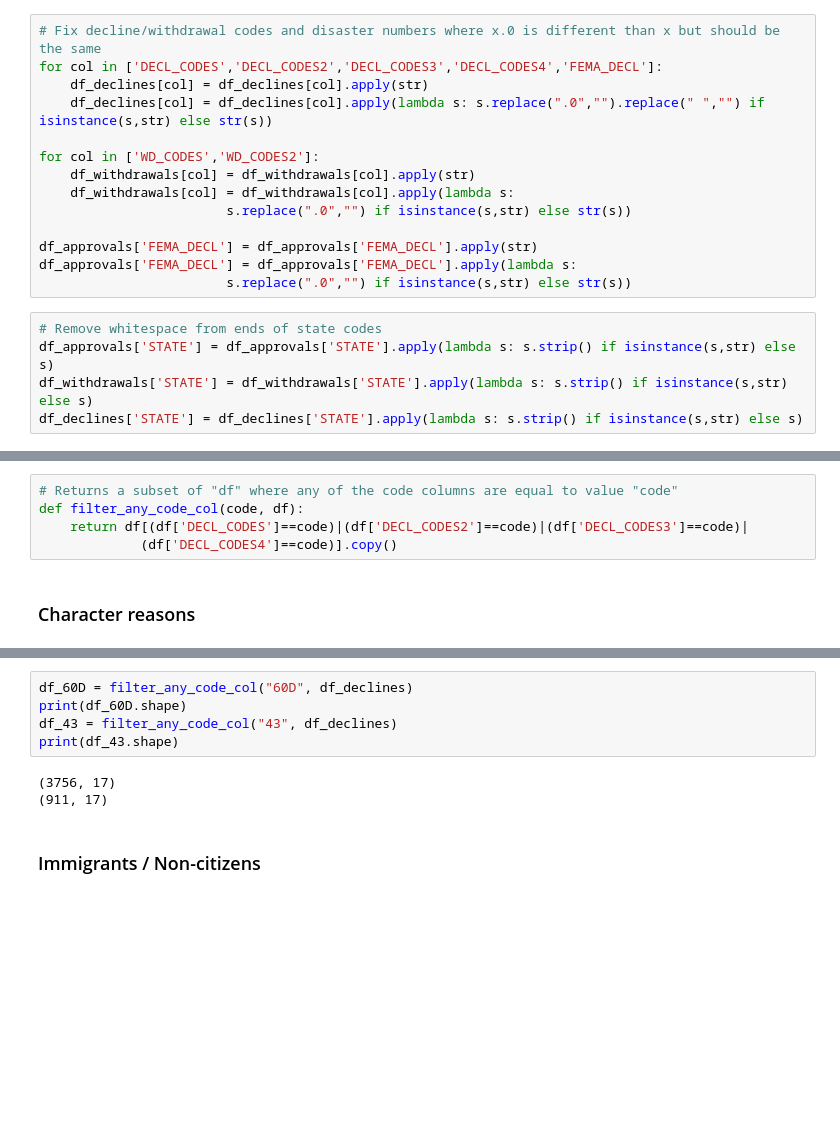
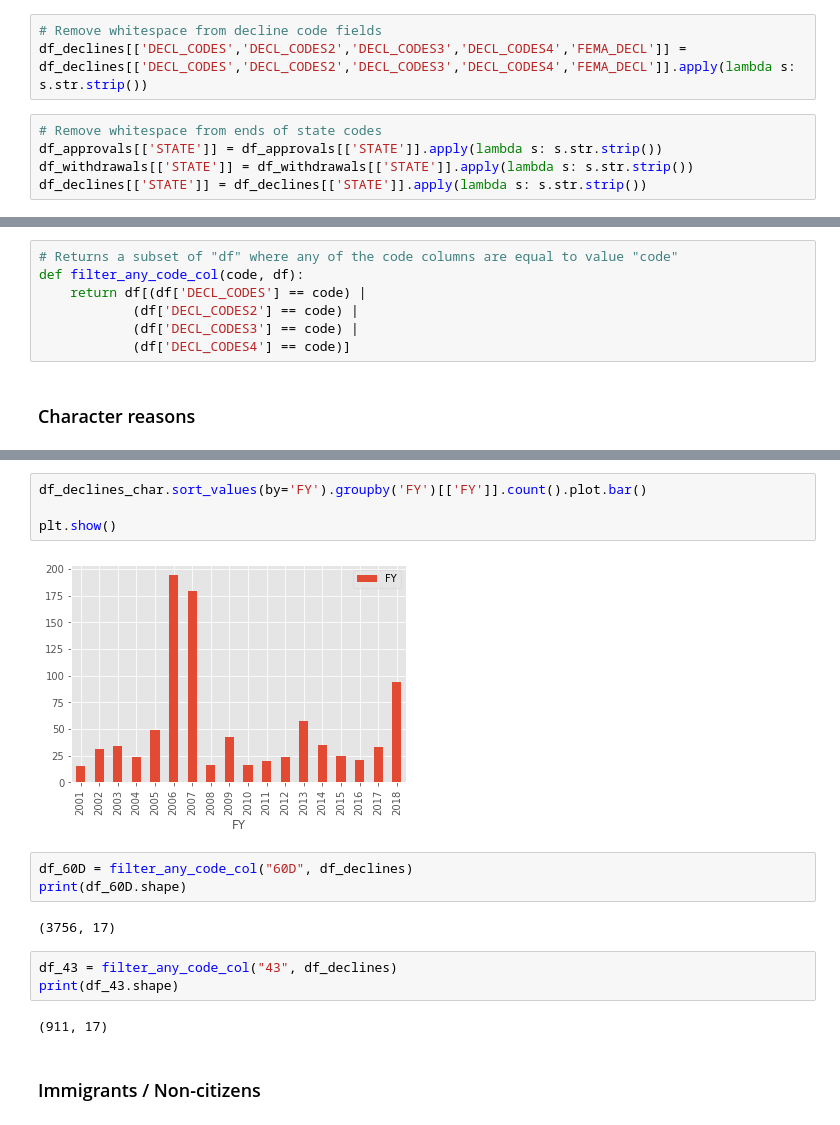
Before and after one commit to PublicI/sba-disaster-loans, a Jupyter notebook: SBA Data Analysis.ipynb, the cells around one changed output, grey strips where cells are left out. Drawn from its saved outputs; the diff is of its cells as text; blank space fills up the shorter version.

```diff
--- a/SBA Data Analysis.ipynb
+++ b/SBA Data Analysis.ipynb
@@ -75,21 +89,10 @@ Index(['FY', 'SBA_PHYS_NBR', 'SBA_EIDL_NBR', 'FEMA_DECL', 'SBA_DECL', 'CITY',
 # %% [markdown]
 ## Data cleaning
-# %%
-# Fix decline/withdrawal codes and disaster numbers where x.0 is different than x but should be the same
-for col in ['DECL_CODES','DECL_CODES2','DECL_CODES3','DECL_CODES4','FEMA_DECL']:
-    df_declines[col] = df_declines[col].apply(str)
-    df_declines[col] = df_declines[col].apply(lambda s: s.replace(".0","").replace(" ","") if isinstance(s,str) else str(s))
-
-for col in ['WD_CODES','WD_CODES2']:
-    df_withdrawals[col] = df_withdrawals[col].apply(str)
-    df_withdrawals[col] = df_withdrawals[col].apply(lambda s:
-                        s.replace(".0","") if isinstance(s,str) else str(s))
-
-df_approvals['FEMA_DECL'] = df_approvals['FEMA_DECL'].apply(str)
-df_approvals['FEMA_DECL'] = df_approvals['FEMA_DECL'].apply(lambda s:
-                        s.replace(".0","") if isinstance(s,str) else str(s))
+# %%
+# Remove whitespace from decline code fields
+df_declines[['DECL_CODES','DECL_CODES2','DECL_CODES3','DECL_CODES4','FEMA_DECL']] = df_declines[['DECL_CODES','DECL_CODES2','DECL_CODES3','DECL_CODES4','FEMA_DECL']].apply(lambda s: s.str.strip())
 # %%
 # Remove whitespace from ends of state codes
-df_approvals['STATE'] = df_approvals['STATE'].apply(lambda s: s.strip() if isinstance(s,str) else s)
-df_withdrawals['STATE'] = df_withdrawals['STATE'].apply(lambda s: s.strip() if isinstance(s,str) else s)
-df_declines['STATE'] = df_declines['STATE'].apply(lambda s: s.strip() if isinstance(s,str) else s)
+df_approvals[['STATE']] = df_approvals[['STATE']].apply(lambda s: s.str.strip())
+df_withdrawals[['STATE']] = df_withdrawals[['STATE']].apply(lambda s: s.str.strip())
+df_declines[['STATE']] = df_declines[['STATE']].apply(lambda s: s.str.strip())
@@ -118,8 +110,10 @@ df_approvals.loc[df_approvals['ORIGINAL_APPROVAL_AMOUNT']=="B","LOAN_TYPE"] = df
 # %%
 # Returns a subset of "df" where any of the code columns are equal to value "code"
 def filter_any_code_col(code, df):
-    return df[(df['DECL_CODES']==code)|(df['DECL_CODES2']==code)|(df['DECL_CODES3']==code)|
-             (df['DECL_CODES4']==code)].copy()
+    return df[(df['DECL_CODES'] == code) |
+            (df['DECL_CODES2'] == code) |
+            (df['DECL_CODES3'] == code) |
+            (df['DECL_CODES4'] == code)]
 # %% [markdown]
 ### Character reasons
 # %%
@@ -150,11 +146,19 @@ Name: FY, dtype: int64
+# %%
+df_declines_char.sort_values(by='FY').groupby('FY')[['FY']].count().plot.bar()
+
+plt.show()
+# %% [output]
+[figure, added]
 # %%
 df_60D = filter_any_code_col("60D", df_declines)
 print(df_60D.shape)
-df_43 = filter_any_code_col("43", df_declines)
-print(df_43.shape)
 # %% [output]
 (3756, 17)
-(911, 17)
+# %%
+df_43 = filter_any_code_col("43", df_declines)
+print(df_43.shape)
+# %% [output]
+(911, 17)
 # %% [markdown]
 ### Immigrants / Non-citizens
 # %%
```
Also changed, not shown: parts of 24 cells of this notebook.
